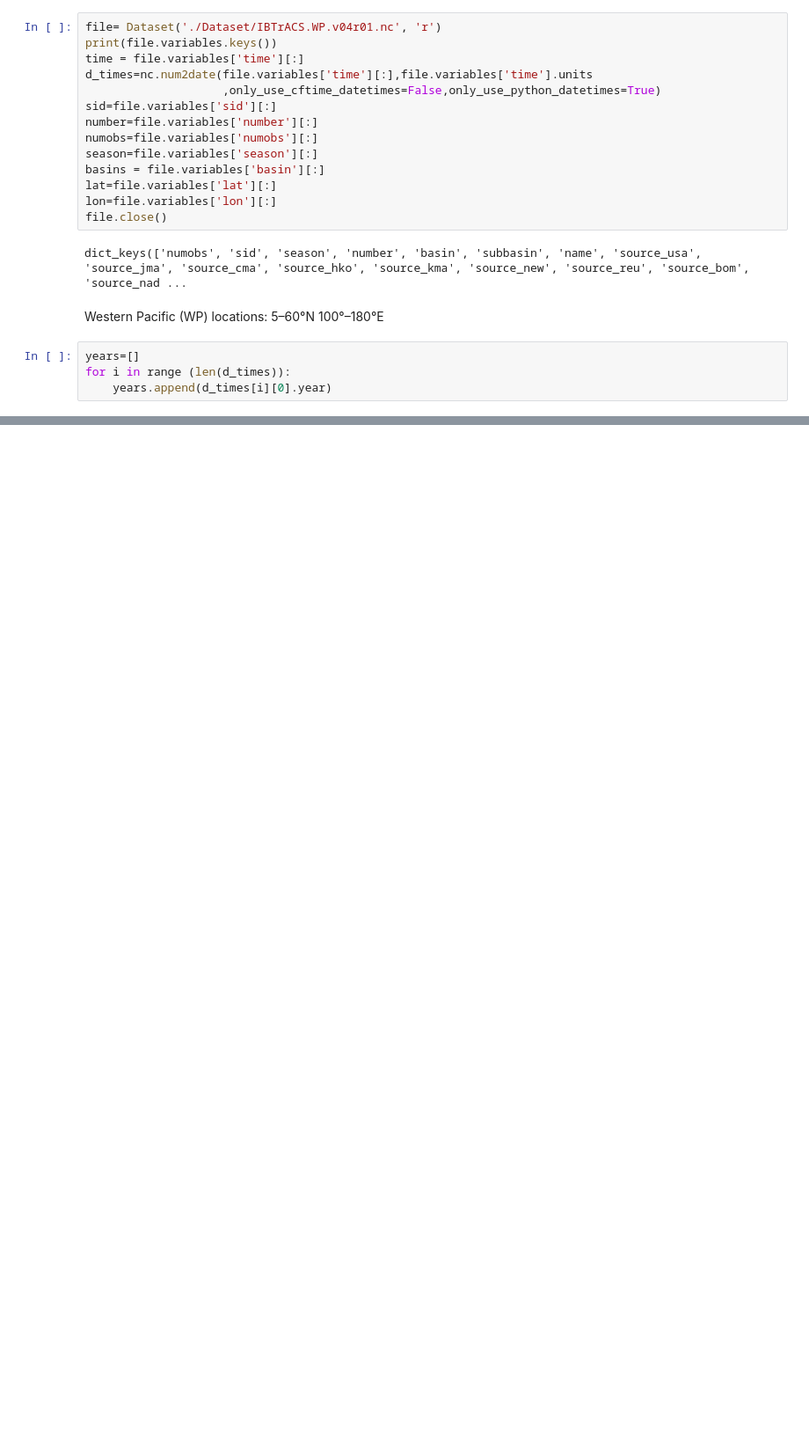
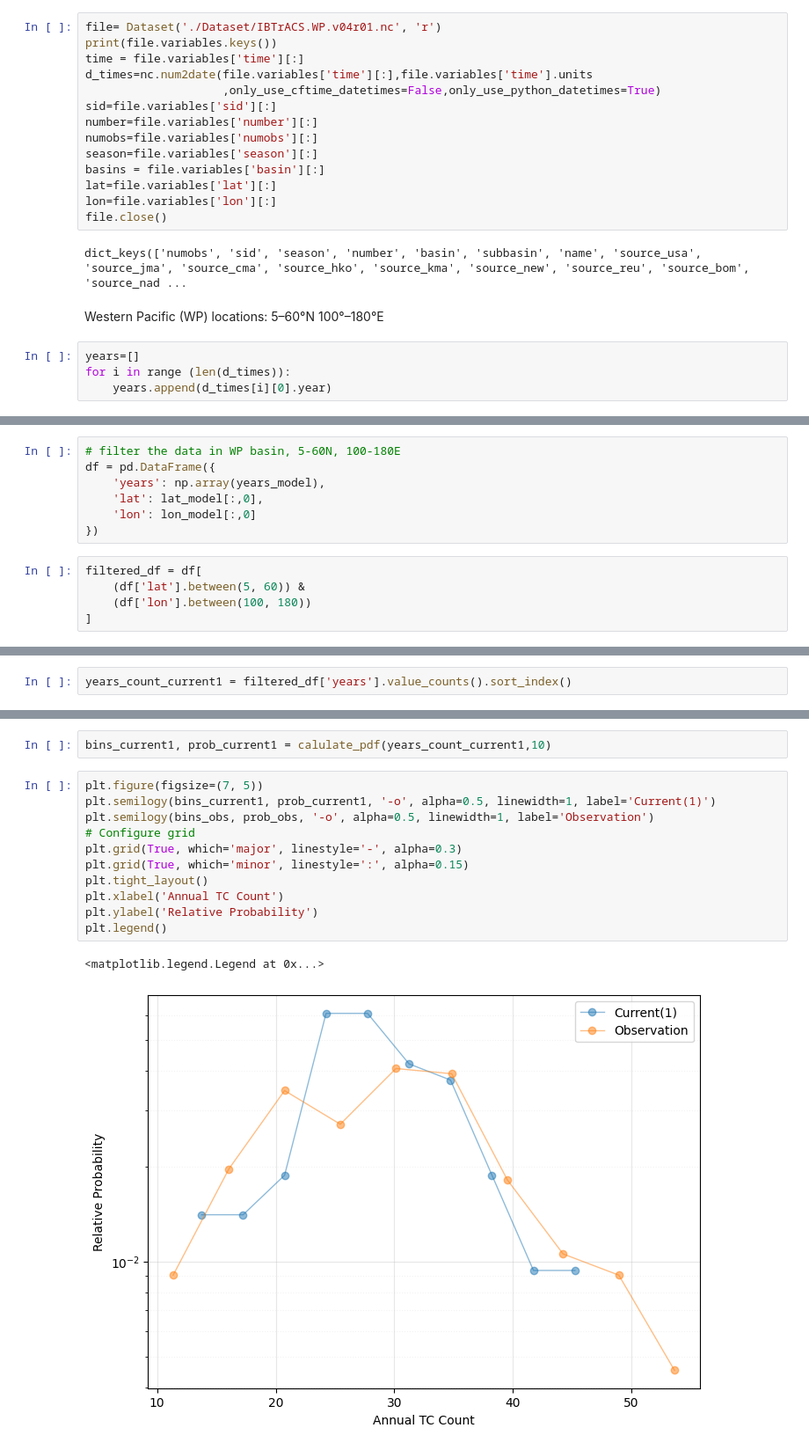
Before and after one commit to famnkunf/PFVTCAWNP, a Jupyter notebook: main.ipynb, the cells around one changed output, grey strips where cells are left out. Shown at 88% size. Drawn from its saved outputs; the diff is of its cells as text; blank space fills up the shorter version.

```diff
--- a/main.ipynb
+++ b/main.ipynb
@@ -72,0 +146,12 @@ dict_keys(['track_time', 'track_lat', 'track_lon', 'track_pres', 'track_wind'])
+# %%
+# filter the data in WP basin, 5-60N, 100-180E
+df = pd.DataFrame({
+    'years': np.array(years_model),
+    'lat': lat_model[:,0],
+    'lon': lon_model[:,0]
+})
+# %%
+filtered_df = df[
+    (df['lat'].between(5, 60)) &
+    (df['lon'].between(100, 180))
+]
@@ -72,0 +174,2 @@ dict_keys(['track_time', 'track_lat', 'track_lon', 'track_pres', 'track_wind'])
+# %%
+years_count_current1 = filtered_df['years'].value_counts().sort_index()
@@ -72,0 +192,16 @@ dict_keys(['track_time', 'track_lat', 'track_lon', 'track_pres', 'track_wind'])
+# %%
+bins_current1, prob_current1 = calulate_pdf(years_count_current1,10)
+# %%
+plt.figure(figsize=(7, 5))
+plt.semilogy(bins_current1, prob_current1, '-o', alpha=0.5, linewidth=1, label='Current(1)')
+plt.semilogy(bins_obs, prob_obs, '-o', alpha=0.5, linewidth=1, label='Observation')
+# Configure grid
+plt.grid(True, which='major', linestyle='-', alpha=0.3)
+plt.grid(True, which='minor', linestyle=':', alpha=0.15)
+plt.tight_layout()
+plt.xlabel('Annual TC Count')
+plt.ylabel('Relative Probability')
+plt.legend()
+# %% [output]
+<matplotlib.legend.Legend at 0x...>
+[figure, added]
```
Also changed, not shown: parts of 17 cells of this notebook.
